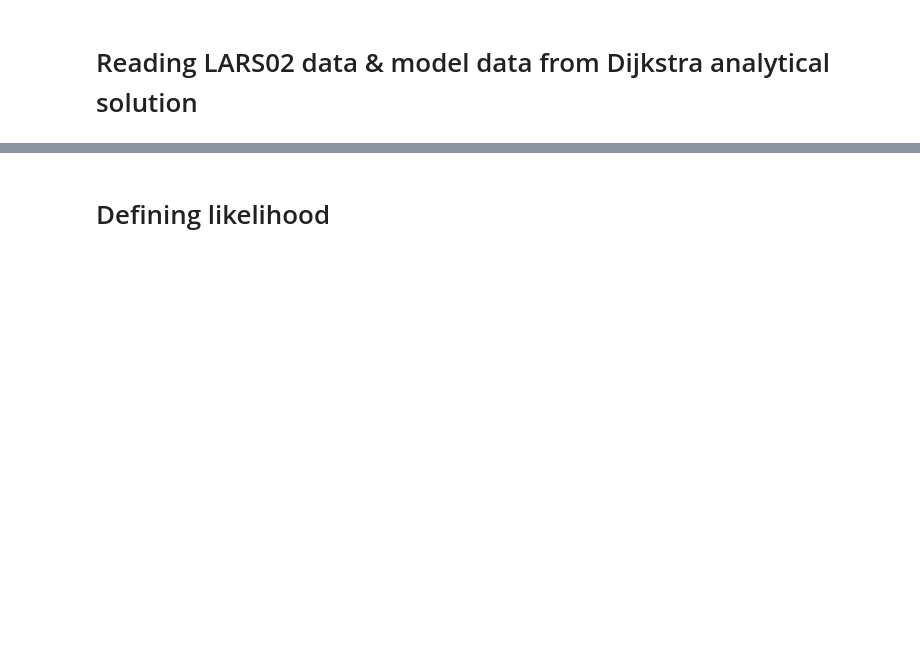
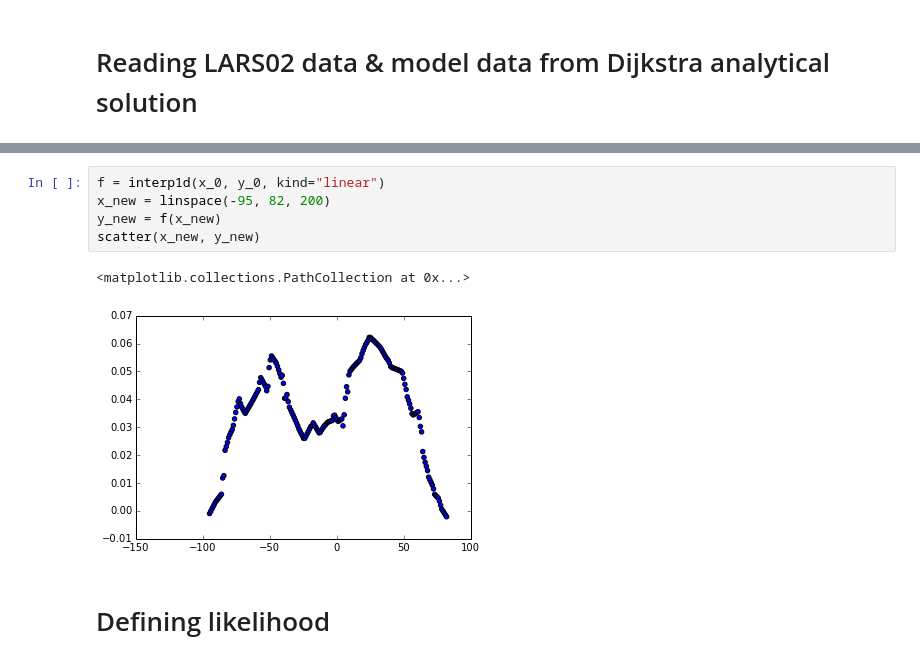
Before and after one commit to jngaravitoc/Lya-MCMC, a Jupyter notebook: code/MCMC_fit.ipynb, the cells around one changed output, grey strips where cells are left out. Cells and saved outputs as stored; diff of their text form; blank space fills up the shorter version.

```diff
--- a/code/MCMC_fit.ipynb
+++ b/code/MCMC_fit.ipynb
@@ -23,3 +25,11 @@ plot(x_t, y_t)
+# %%
+f = interp1d(x_0, y_0, kind="linear")
+x_new = linspace(-95, 82, 200)
+y_new = f(x_new)
+scatter(x_new, y_new)
+# %% [output]
+<matplotlib.collections.PathCollection at 0x...>
+[figure, added]
 # %% [markdown]
 # Defining likelihood
 # %%
```
Also changed, not shown: parts of 6 cells of this notebook, 2 other files.
